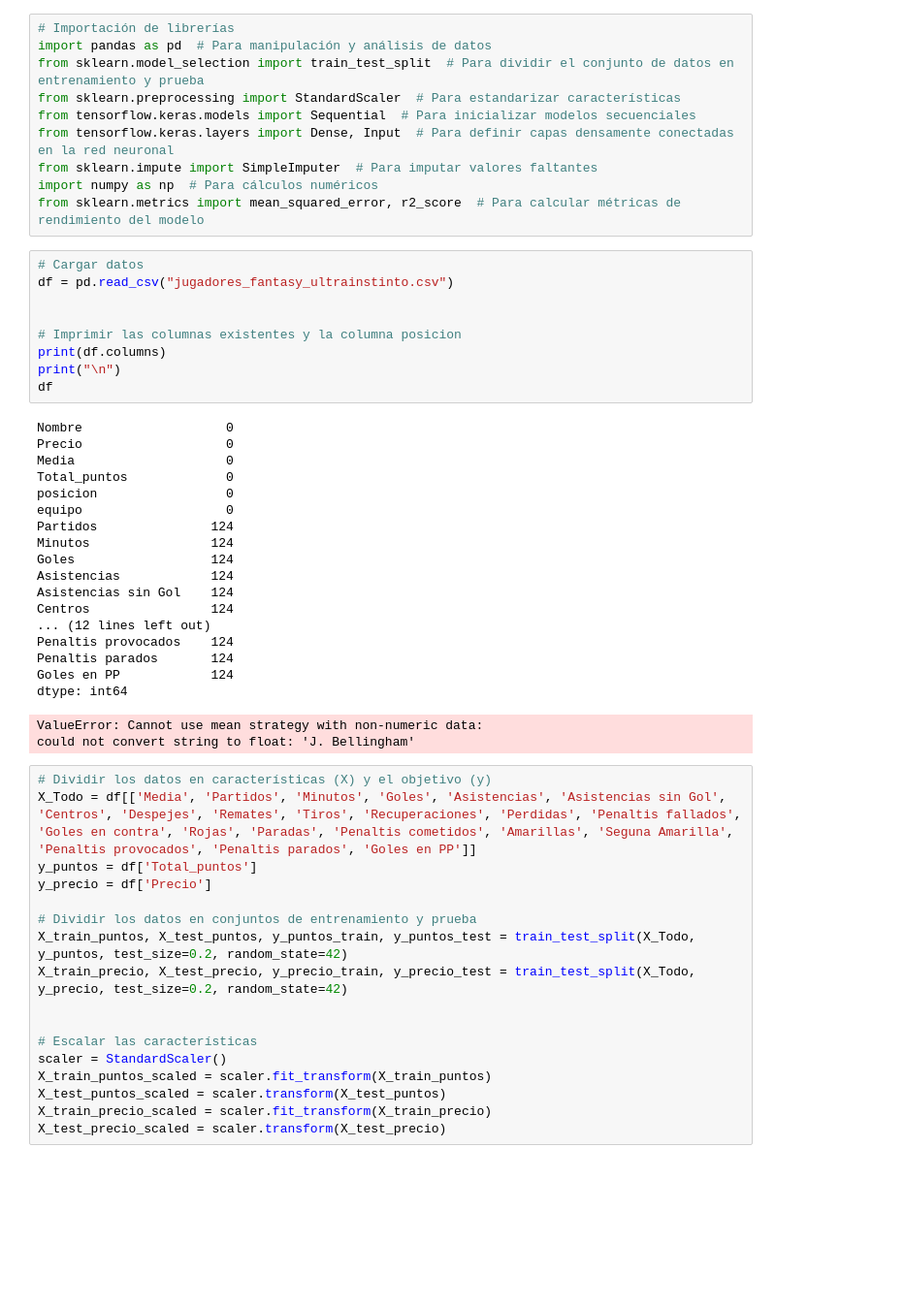
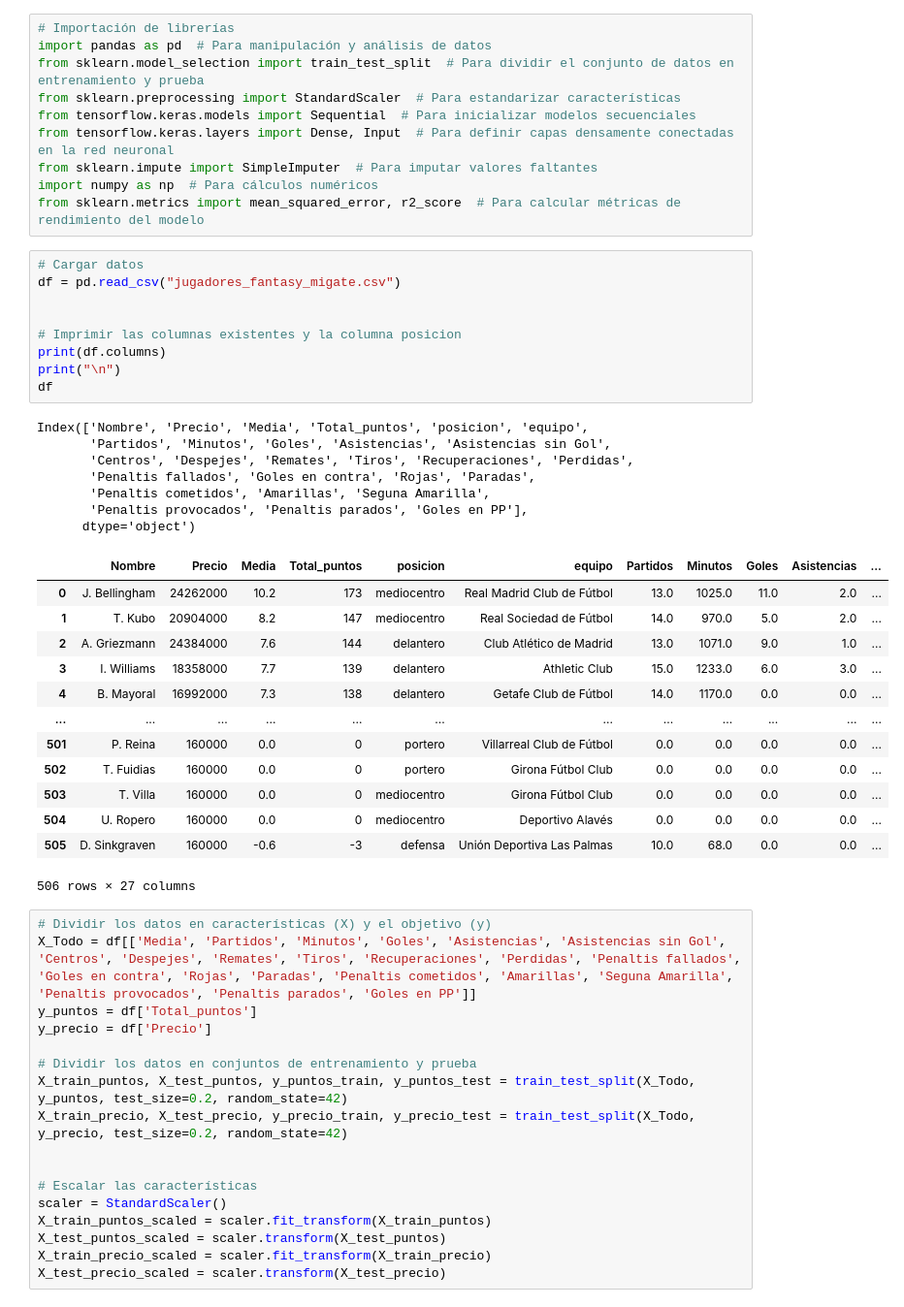
Before and after one commit to jamesyul/Cyber-Football_PCI, a Jupyter notebook: ML/Red Neuronales/ML_Redes Neuronales.ipynb, the cells around one changed output. Shown at 97% size. Drawn from its saved outputs; the diff is of its cells as text; blank space fills up the shorter version.

```diff
--- a/ML/Red Neuronales/ML_Redes Neuronales.ipynb
+++ b/ML/Red Neuronales/ML_Redes Neuronales.ipynb
@@ -10,33 +10,34 @@ import numpy as np  # Para cálculos numéricos
 from sklearn.metrics import mean_squared_error, r2_score  # Para calcular métricas de rendimiento del modelo
 # %%
 # Cargar datos
-df = pd.read_csv("jugadores_fantasy_ultrainstinto.csv")
+df = pd.read_csv("jugadores_fantasy_migate.csv")
 
 
 # Imprimir las columnas existentes y la columna posicion
 print(df.columns)
 print("\n")
 df
 # %% [output]
-Nombre                   0
-Precio                   0
-Media                    0
-Total_puntos             0
-posicion                 0
-equipo                   0
-Partidos               124
-Minutos                124
-Goles                  124
-Asistencias            124
-Asistencias sin Gol    124
-Centros                124
-... (12 lines left out)
-Penaltis provocados    124
-Penaltis parados       124
-Goles en PP            124
-dtype: int64
+Index(['Nombre', 'Precio', 'Media', 'Total_puntos', 'posicion', 'equipo',
+       'Partidos', 'Minutos', 'Goles', 'Asistencias', 'Asistencias sin Gol',
+       'Centros', 'Despejes', 'Remates', 'Tiros', 'Recuperaciones', 'Perdidas',
+       'Penaltis fallados', 'Goles en contra', 'Rojas', 'Paradas',
+       'Penaltis cometidos', 'Amarillas', 'Seguna Amarilla',
+       'Penaltis provocados', 'Penaltis parados', 'Goles en PP'],
+      dtype='object')
+|  | Nombre | Precio | Media | Total_puntos | posicion | equipo | Partidos | Minutos | Goles | Asistencias | ... |
+| 0 | J. Bellingham | 24262000 | 10.2 | 173 | mediocentro | Real Madrid Club de Fútbol | 13.0 | 1025.0 | 11.0 | 2.0 | ... |
+| 1 | T. Kubo | 20904000 | 8.2 | 147 | mediocentro | Real Sociedad de Fútbol | 14.0 | 970.0 | 5.0 | 2.0 | ... |
+| 2 | A. Griezmann | 24384000 | 7.6 | 144 | delantero | Club Atlético de Madrid | 13.0 | 1071.0 | 9.0 | 1.0 | ... |
+| 3 | I. Williams | 18358000 | 7.7 | 139 | delantero | Athletic Club | 15.0 | 1233.0 | 6.0 | 3.0 | ... |
+| 4 | B. Mayoral | 16992000 | 7.3 | 138 | delantero | Getafe Club de Fútbol | 14.0 | 1170.0 | 0.0 | 0.0 | ... |
+| ... | ... | ... | ... | ... | ... | ... | ... | ... | ... | ... | ... |
+| 501 | P. Reina | 160000 | 0.0 | 0 | portero | Villarreal Club de Fútbol | 0.0 | 0.0 | 0.0 | 0.0 | ... |
+| 502 | T. Fuidias | 160000 | 0.0 | 0 | portero | Girona Fútbol Club | 0.0 | 0.0 | 0.0 | 0.0 | ... |
+| 503 | T. Villa | 160000 | 0.0 | 0 | mediocentro | Girona Fútbol Club | 0.0 | 0.0 | 0.0 | 0.0 | ... |
+| 504 | U. Ropero | 160000 | 0.0 | 0 | mediocentro | Deportivo Alavés | 0.0 | 0.0 | 0.0 | 0.0 | ... |
+| 505 | D. Sinkgraven | 160000 | -0.6 | -3 | defensa | Unión Deportiva Las Palmas | 10.0 | 68.0 | 0.0 | 0.0 | ... |
-ValueError: Cannot use mean strategy with non-numeric data:
-could not convert string to float: 'J. Bellingham'
+506 rows × 27 columns
 # %%
 # Dividir los datos en características (X) y el objetivo (y)
 X_Todo = df[['Media', 'Partidos', 'Minutos', 'Goles', 'Asistencias', 'Asistencias sin Gol', 'Centros', 'Despejes', 'Remates', 'Tiros', 'Recuperaciones', 'Perdidas', 'Penaltis fallados', 'Goles en contra', 'Rojas', 'Paradas', 'Penaltis cometidos', 'Amarillas', 'Seguna Amarilla', 'Penaltis provocados', 'Penaltis parados', 'Goles en PP']]
```
Also changed, not shown: parts of 8 cells of this notebook, 11 other files.
